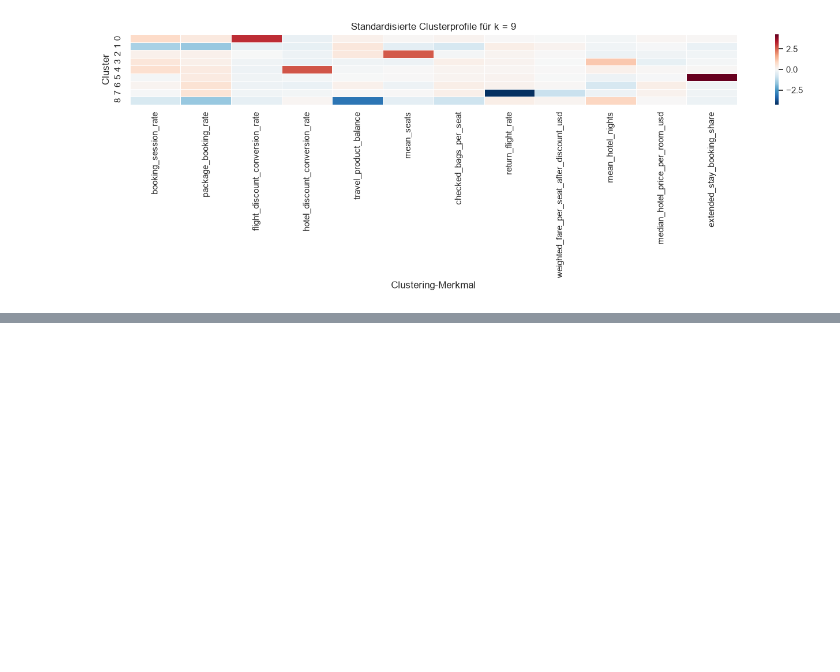
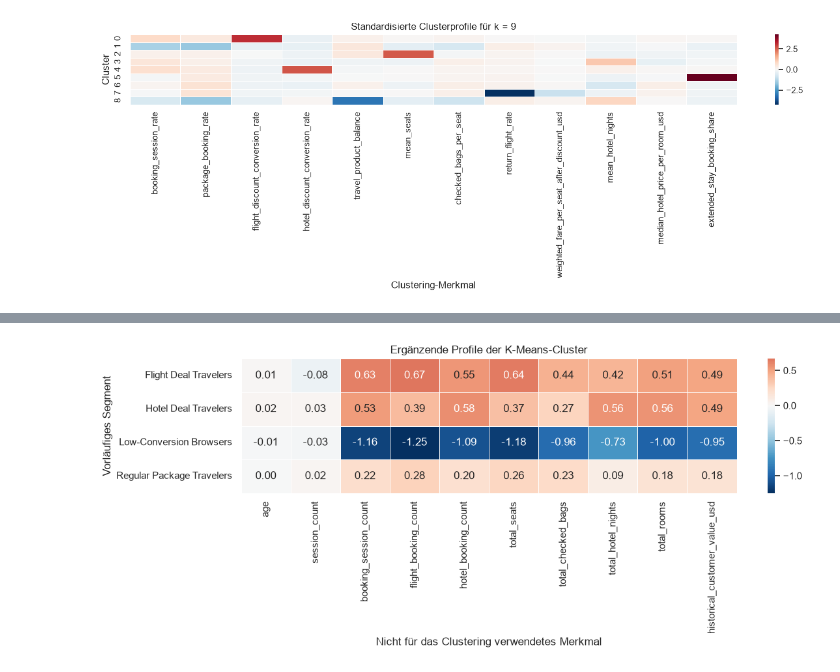
Before and after one commit to norawinkler/traveltide-customer-segmentation, a Jupyter notebook: notebooks/03_customer_segmentation.ipynb, the cells around one changed output, grey strips where cells are left out. Cells and saved outputs as stored; diff of their text form; code cells hidden in the pictures; blank space fills up the shorter version.

Commit message:
K-Means (revised) and DBSCAN for Customer Segmentation

```diff
--- a/notebooks/03_customer_segmentation.ipynb
+++ b/notebooks/03_customer_segmentation.ipynb
@@ -1641,0 +1781,20 @@ for k in candidate_k_values:
+# %%
+# Ergänzung von Segmentbezeichnungen für die K-Means-Cluster.
+
+kmeans_segment_mapping = {
+    0: "Flight Deal Travelers",
+    1: "Low-Conversion Browsers",
+    2: "Hotel Deal Travelers",
+    3: "Regular Package Travelers"
+}
+
+unassigned_clustered["segment"] = (
+    unassigned_clustered["kmeans_cluster"]
+    .map(kmeans_segment_mapping)
+)
+
+display(
+    unassigned_clustered[
+        ["user_id", "kmeans_cluster", "segment"]
+    ].head()
+)
@@ -1641,0 +2001,63 @@ for k in candidate_k_values:
+# %%
+# Abweichungen vom Durchschnitt visualisieren.
+
+numeric_profile_columns = [
+    column
+    for column in available_profiling_columns
+    if pd.api.types.is_numeric_dtype(
+        unassigned_clustered[column]
+    )
+    and column not in ["has_children", "married"]
+]
+
+
+cluster_profile_for_heatmap = (
+    unassigned_clustered
+    .groupby("segment")[numeric_profile_columns]
+    .mean()
+)
+
+
+overall_means = (
+    unassigned_clustered[numeric_profile_columns]
+    .mean()
+)
+
+overall_std = (
+    unassigned_clustered[numeric_profile_columns]
+    .std()
+    .replace(0, np.nan)
+)
+
+
+cluster_profile_deviation = (
+    cluster_profile_for_heatmap - overall_means
+) / overall_std
+
+
+plt.figure(
+    figsize=(
+        max(12, len(numeric_profile_columns) * 1.1),
+        5
+    )
+)
+
+sns.heatmap(
+    cluster_profile_deviation,
+    cmap="RdBu_r",
+    center=0,
+    annot=True,
+    fmt=".2f",
+    linewidths=0.5
+)
+
+plt.title(
+    "Ergänzende Profile der K-Means-Cluster"
+)
+plt.xlabel("Nicht für das Clustering verwendetes Merkmal")
+plt.ylabel("Vorläufiges Segment")
+
+plt.tight_layout()
+plt.show()
+# %% [output]
+[figure, added]
```
Also changed, not shown: parts of 26 cells of this notebook.
